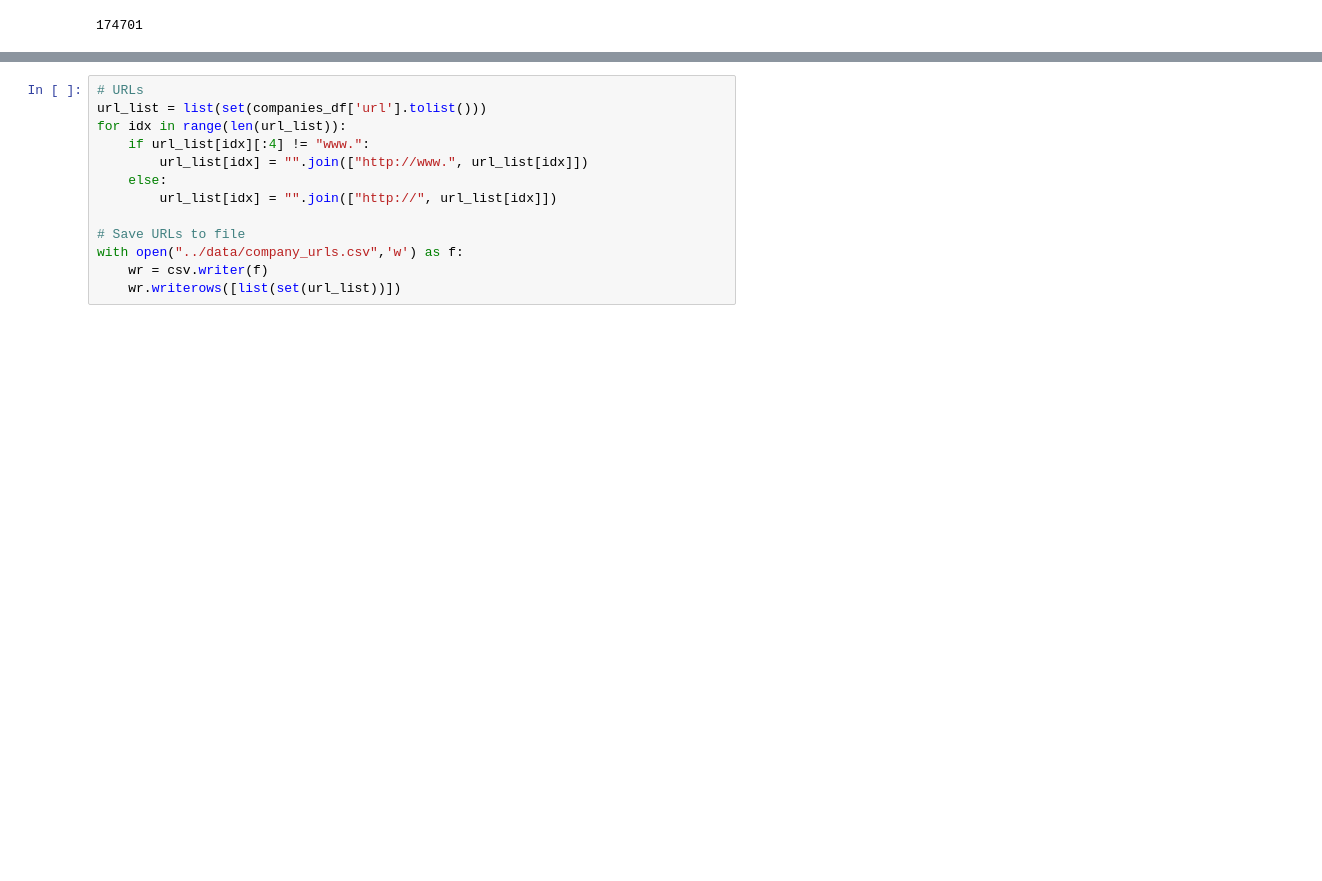
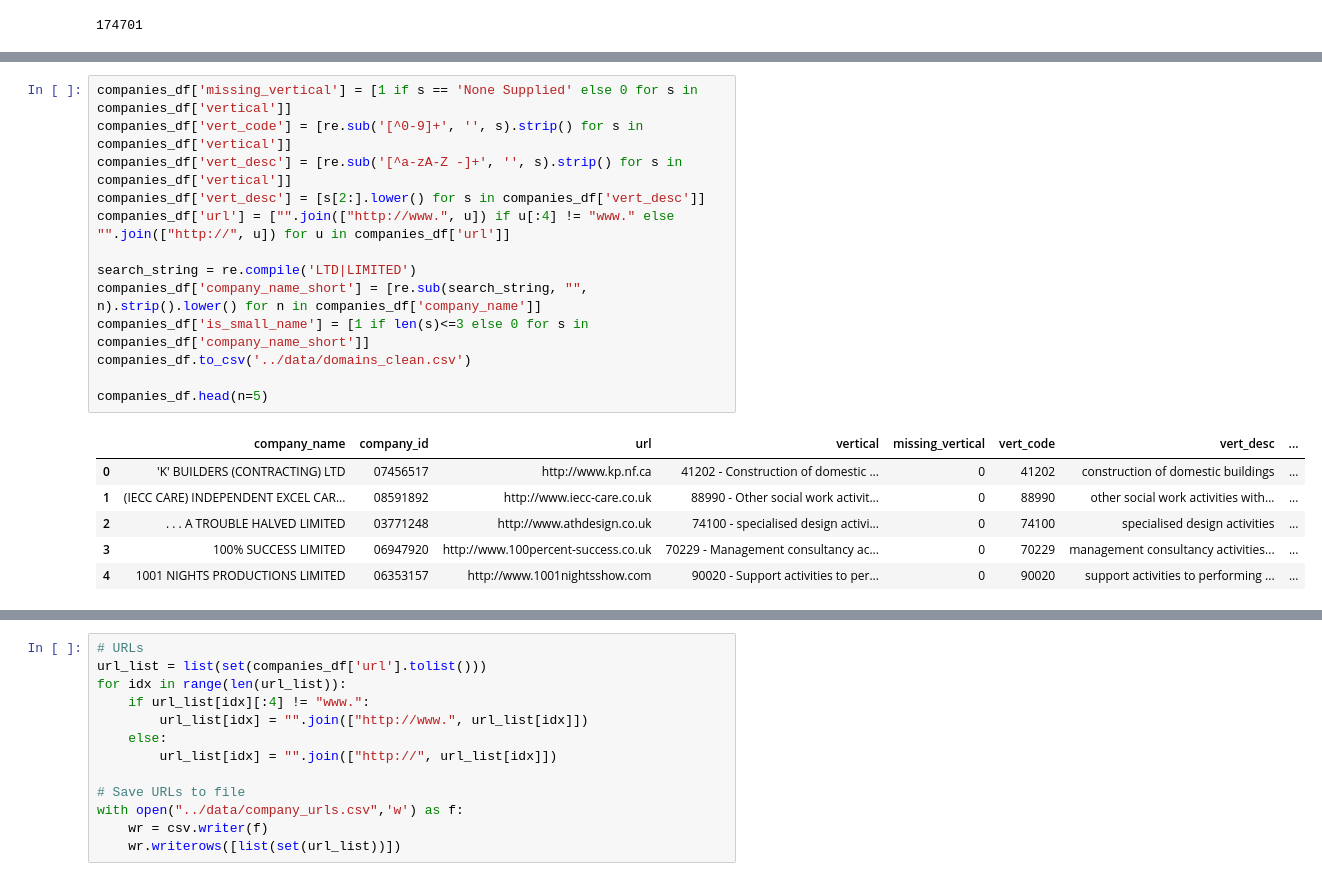
Before and after one commit to dannyfriar/msc-project, a Jupyter notebook: exploratory_analysis/explore_data.ipynb, the cells around one changed output, grey strips where cells are left out. Cells and saved outputs as stored; diff of their text form; blank space fills up the shorter version.

```diff
--- a/exploratory_analysis/explore_data.ipynb
+++ b/exploratory_analysis/explore_data.ipynb
@@ -52,3 +59,23 @@ plt.savefig('figures/suffix_barplot.png')
+# %%
+companies_df['missing_vertical'] = [1 if s == 'None Supplied' else 0 for s in companies_df['vertical']]
+companies_df['vert_code'] = [re.sub('[^0-9]+', '', s).strip() for s in companies_df['vertical']]
+companies_df['vert_desc'] = [re.sub('[^a-zA-Z -]+', '', s).strip() for s in companies_df['vertical']]
+companies_df['vert_desc'] = [s[2:].lower() for s in companies_df['vert_desc']]
+companies_df['url'] = ["".join(["http://www.", u]) if u[:4] != "www." else "".join(["http://", u]) for u in companies_df['url']]
+
+search_string = re.compile('LTD|LIMITED')
+companies_df['company_name_short'] = [re.sub(search_string, "", n).strip().lower() for n in companies_df['company_name']]
+companies_df['is_small_name'] = [1 if len(s)<=3 else 0 for s in companies_df['company_name_short']]
+companies_df.to_csv('../data/domains_clean.csv')
+
+companies_df.head(n=5)
+# %% [output]
+|  | company_name | company_id | url | vertical | missing_vertical | vert_code | vert_desc | ... |
+| 0 | 'K' BUILDERS (CONTRACTING) LTD | 07456517 | http://www.kp.nf.ca | 41202 - Construction of domestic ... | 0 | 41202 | construction of domestic buildings | ... |
+| 1 | (IECC CARE) INDEPENDENT EXCEL CAR... | 08591892 | http://www.iecc-care.co.uk | 88990 - Other social work activit... | 0 | 88990 | other social work activities with... | ... |
+| 2 | . . . A TROUBLE HALVED LIMITED | 03771248 | http://www.athdesign.co.uk | 74100 - specialised design activi... | 0 | 74100 | specialised design activities | ... |
+| 3 | 100% SUCCESS LIMITED | 06947920 | http://www.100percent-success.co.uk | 70229 - Management consultancy ac... | 0 | 70229 | management consultancy activities... | ... |
+| 4 | 1001 NIGHTS PRODUCTIONS LIMITED | 06353157 | http://www.1001nightsshow.com | 90020 - Support activities to per... | 0 | 90020 | support activities to performing ... | ... |
 # %%
 # Verticals
 companies_df.describe()
```
Also changed, not shown: parts of 6 cells of this notebook, 16 other files.
